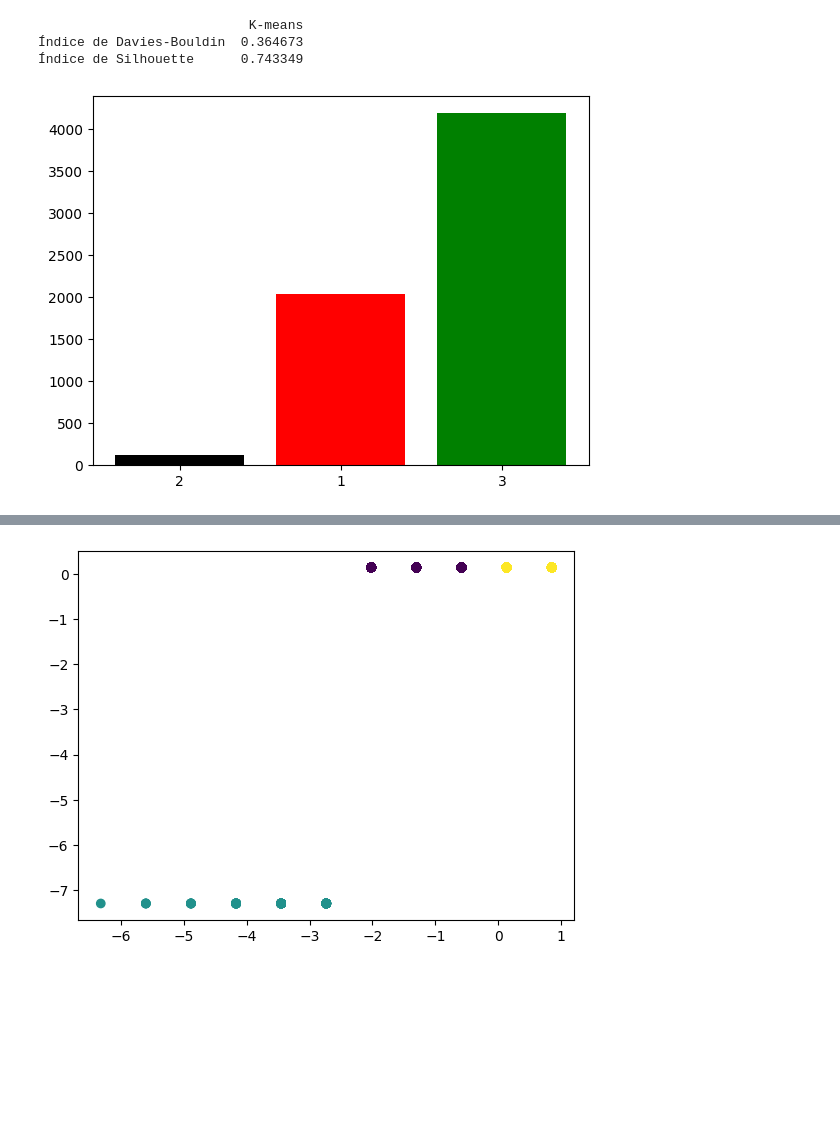
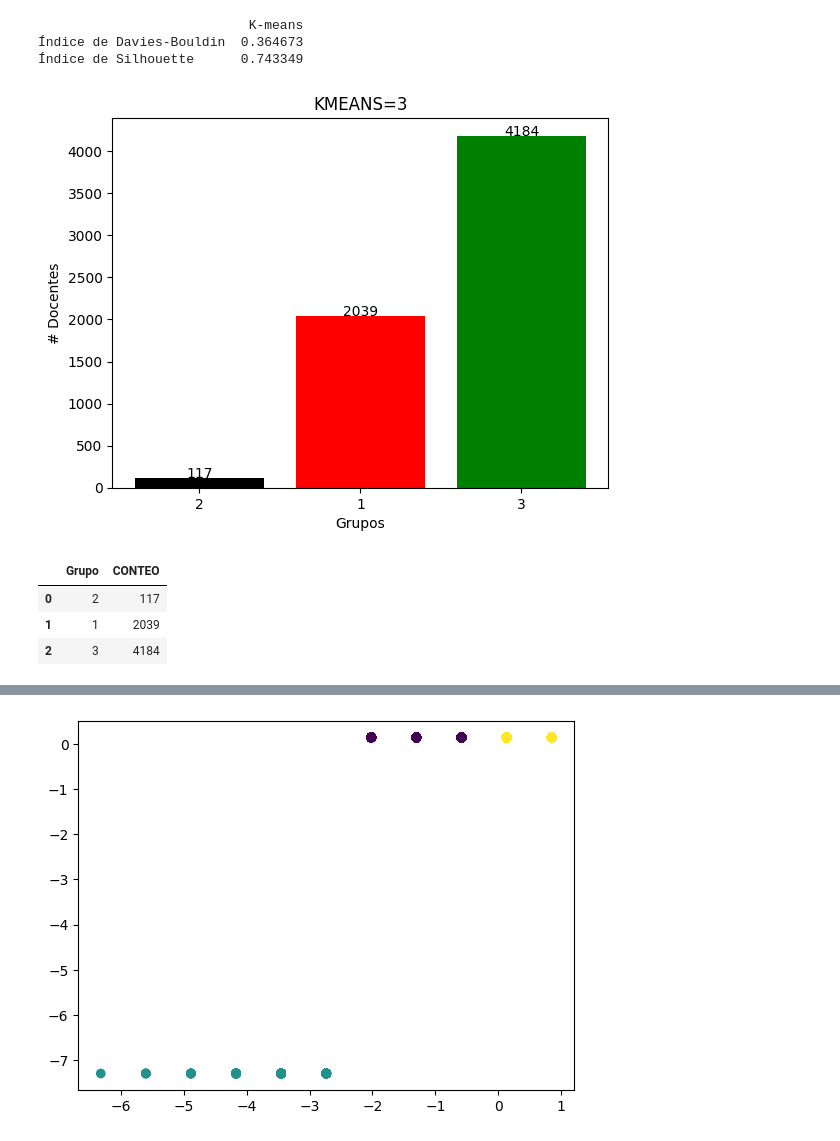
Before and after one commit to juorme/difods_2023_prod, a Jupyter notebook: cluster.ipynb, the cells around one changed output, grey strips where cells are left out. Cells and saved outputs as stored; diff of their text form; code cells hidden in the pictures; blank space fills up the shorter version.

```diff
--- a/cluster.ipynb
+++ b/cluster.ipynb
@@ -361,12 +361,27 @@ print(result_comp_clusters)
 Índice de Silhouette      0.743349
 # %%
 df['Grupo'] = predicted_clusters_kmeans + 1
+# %%
+def addlabels(x,y):
+    for i in range(len(x)):
+        plt.text(i, y[i], y[i], ha = 'center')
 # %%
 cluster = df.groupby('Grupo')['Grupo'].count().sort_values(ascending=True).to_frame('CONTEO').reset_index()
 plt.bar(cluster['Grupo'].astype('str'),cluster['CONTEO'],color=['black', 'red', 'green'])
+addlabels(cluster['Grupo'].astype('str'),cluster['CONTEO'])
+plt.title("KMEANS=3")
+plt.xlabel("Grupos")
+plt.ylabel("# Docentes")
 plt.show()
 # %% [output]
-[figure, old version]
+[figure, new version]
+# %%
+cluster
+# %% [output]
+|  | Grupo | CONTEO |
+| 0 | 2 | 117 |
+| 1 | 1 | 2039 |
+| 2 | 3 | 4184 |
 # %%
 df[df['Grupo']==2].describe()
 # %% [output]
```
Also changed, not shown: 7 other files.
